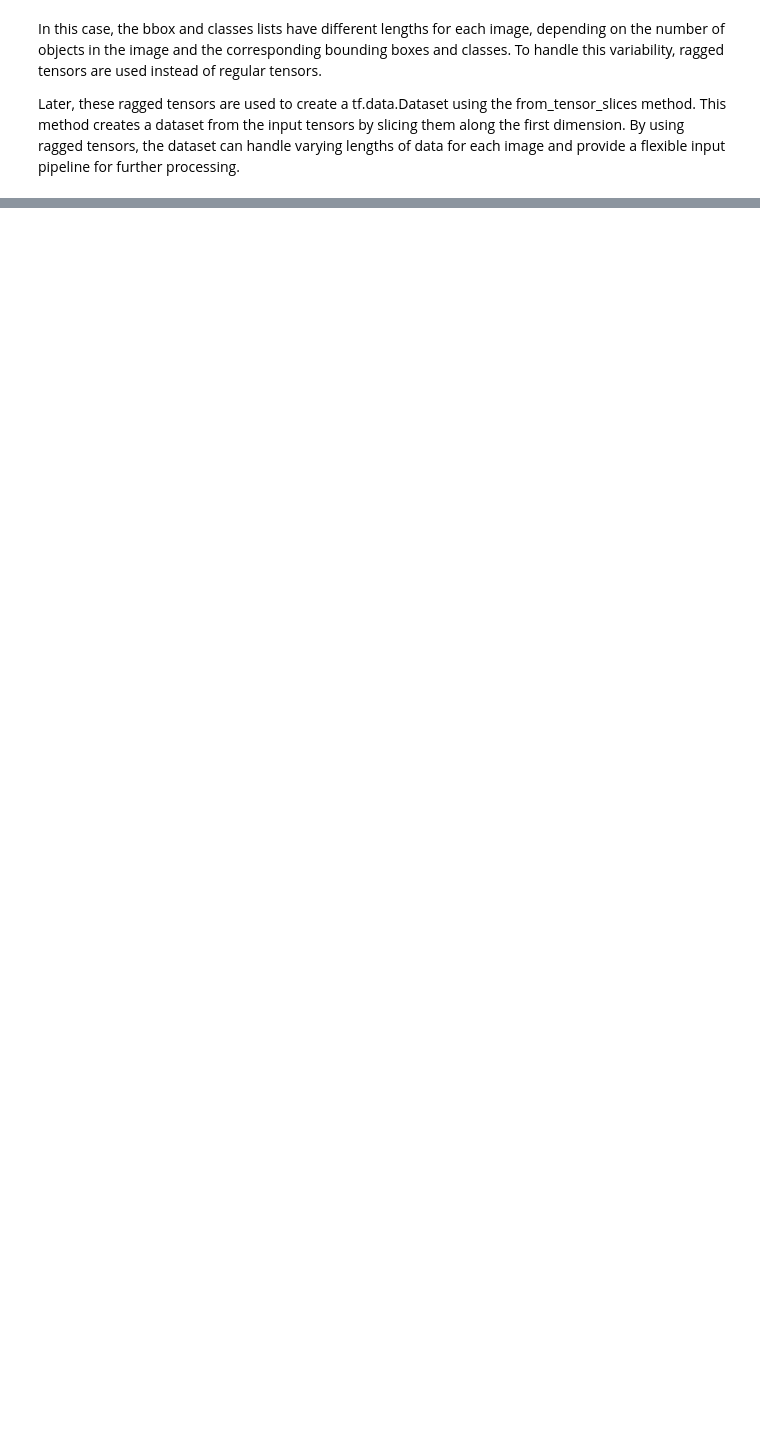
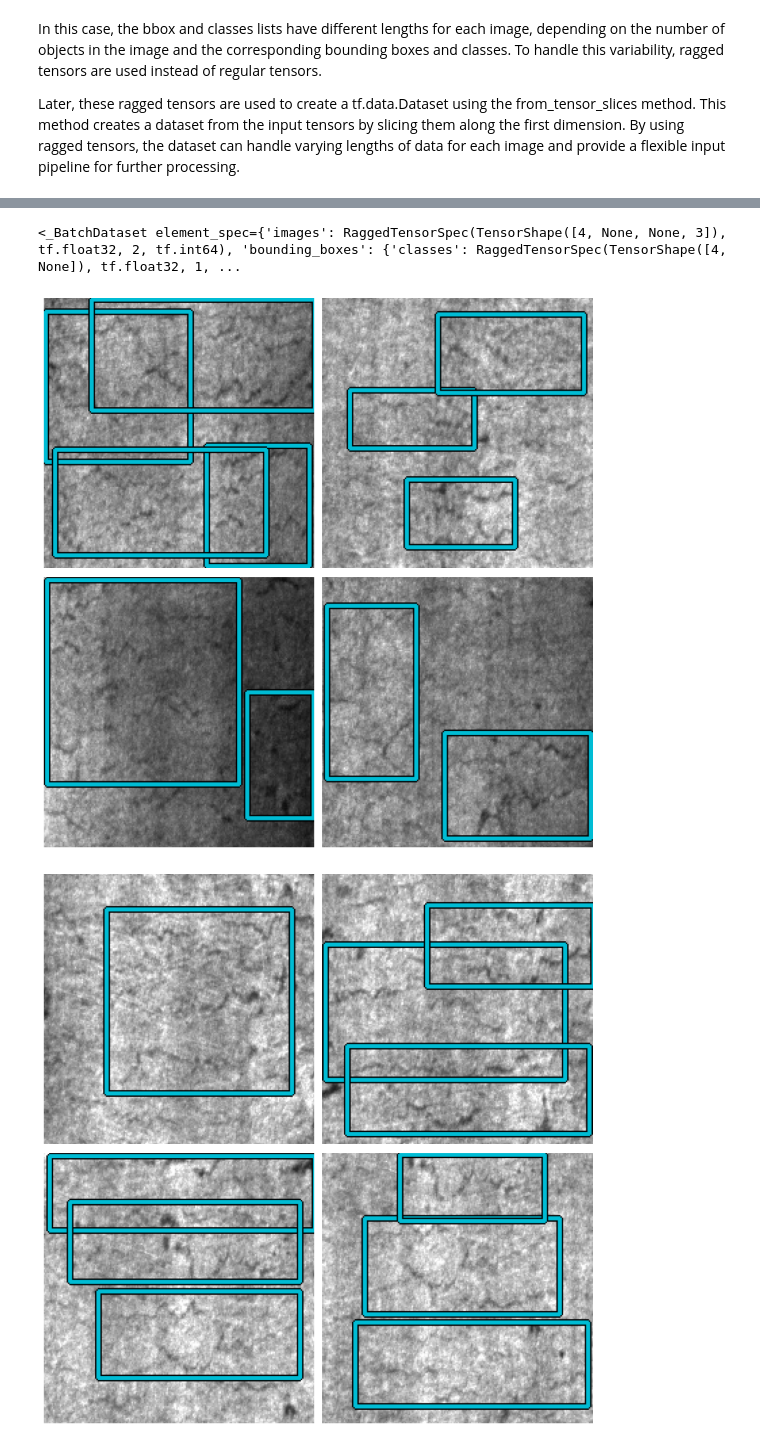
Before and after one commit to akashnaokar/cv_challenge, a Jupyter notebook: main.ipynb, the cells around one changed output, grey strips where cells are left out. Cells and saved outputs as stored; diff of their text form; code cells hidden in the pictures; blank space fills up the shorter version.

```diff
--- a/main.ipynb
+++ b/main.ipynb
@@ -683,0 +690,2 @@ print(data)
+# %%
+BATCH_SIZE_1 = 4
@@ -683,0 +707,6 @@ print(data)
+# %%
+train_ds_od = train_data.map(load_dataset, num_parallel_calls=tf.data.AUTOTUNE)
+train_ds_od = train_ds_od.shuffle(BATCH_SIZE_1 * 4)
+train_ds_od = train_ds_od.ragged_batch(BATCH_SIZE_1, drop_remainder=True)
+
+train_ds_od
@@ -683,0 +715,37 @@ print(data)
+# %%
+val_ds_od = val_data.map(load_dataset, num_parallel_calls=tf.data.AUTOTUNE)
+val_ds_od = val_ds_od.shuffle(BATCH_SIZE_1 * 4)
+val_ds_od = val_ds_od.ragged_batch(BATCH_SIZE_1, drop_remainder=True)
+
+val_ds_od
+# %% [output]
+<_BatchDataset element_spec={'images': RaggedTensorSpec(TensorShape([4, None, None, 3]), tf.float32, 2, tf.int64), 'bounding_boxes': {'classes': RaggedTensorSpec(TensorShape([4, None]), tf.float32, 1, ...
+# %%
+def visualize_dataset(inputs, value_range, rows, cols, bounding_box_format):
+    inputs = next(iter(inputs.take(1)))
+
+    images, bounding_boxes = inputs["images"], inputs["bounding_boxes"]
+    # print(images,bounding_boxes)
+    visualization.plot_bounding_box_gallery(
+        images,
+        value_range=value_range,
+        rows=rows,
+        cols=cols,
+        y_true=bounding_boxes,
+        scale=5,
+        font_scale=0.7,
+        bounding_box_format=bounding_box_format,
+        class_mapping=image_labels,
+    )
+
+
+visualize_dataset(
+    train_ds_od, bounding_box_format="xyxy", value_range=(0, 255), rows=2, cols=2
+)
+
+visualize_dataset(
+    val_ds_od, bounding_box_format="xyxy", value_range=(0, 255), rows=2, cols=2
+)
+# %% [output]
+[figure, added]
+[figure, added]
```
Also changed, not shown: parts of 17 cells of this notebook.
